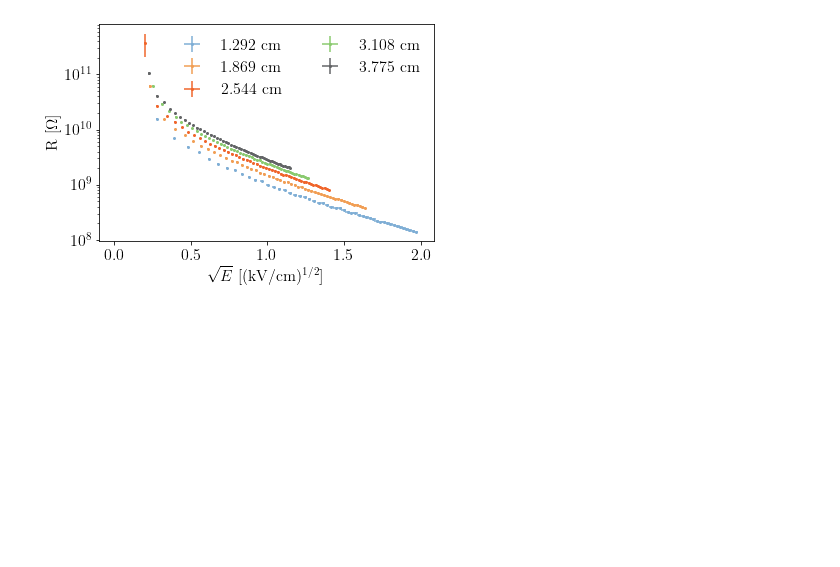
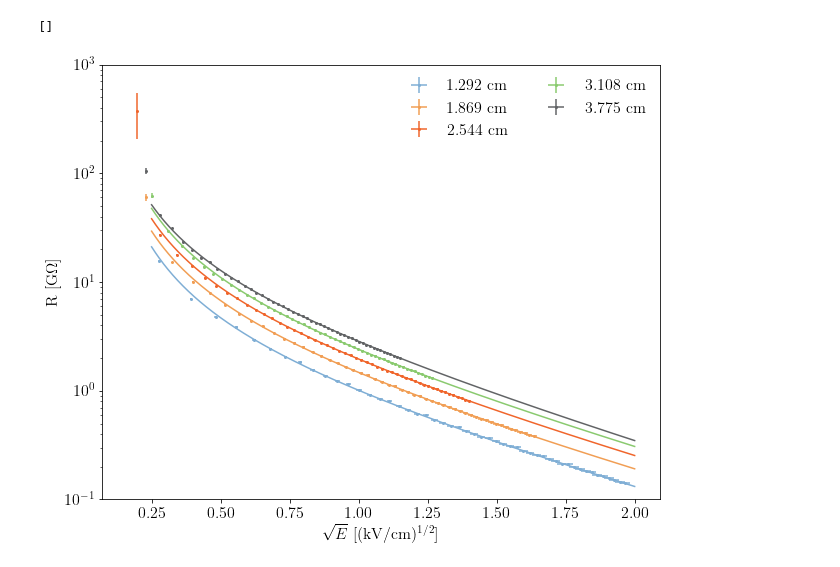
Before and after one commit to DanielMDouglas/DR8plots, a Jupyter notebook: DR8plots.ipynb, the cells around one changed output. Drawn from its saved outputs; the diff is of its cells as text; code cells hidden in the pictures; blank space fills up the shorter version.

```diff
--- a/DR8plots.ipynb
+++ b/DR8plots.ipynb
@@ -77,21 +79,51 @@ Text(0, 0.5, 'Current [mA]')
 # %%
 ### MSU TLM Plot 2: sqrt(E) vs. resistance
 
+def R_model(E, R0, E0, a):
+    return R0*np.exp(np.sqrt(E0/E) - a*E)
+
+starting_values = (1, 1, 1)
+optBounds = ([1e-5, 1e-1, 1e-3],[1e1, 50, 1e3])
+
+#def R_model(E, R0, E0, a):
+#    return R0*np.exp(np.power(E0/E, a))
+
+#starting_values = (0.01, 20, 0.5)
+#optBounds = ([1e-5, 1e-1, 1e-1],[1e1, 50, 1e0])
+
+#def R_model(E, R0, E0):
+#    return R0*np.exp(-np.sqrt(E/E0))
+
+#starting_values = (1, 1e-2)
+#optBounds = ([1e-5, 1e-3],[1e4, 5e-1])
+
+#def R_model(E, R0, E0):
+#    return R0*np.exp(np.sqrt(E0/E))
+
+#starting_values = (1, 1)
+#optBounds = ([1e-5, 1e-1],[1e1, 5e2])
+
+
 data = [{"file": "MSU_TLM_data/sample2.dat",
          "length": 1.292,
-         "label": r'1.292 cm'},
+         "label": r'1.292 cm',
+         "color": DUNEblue},
         {"file": "MSU_TLM_data/sample4.dat",
          "length": 1.869,
-         "label": r'1.869 cm'},
+         "label": r'1.869 cm',
+         "color": DUNElightOrange},
         {"file": "MSU_TLM_data/sample1.dat",
          "length": 2.544,
-         "label": r'2.544 cm'},
+         "label": r'2.544 cm',
+         "color": DUNEdarkOrange},
         {"file": "MSU_TLM_data/sample5.dat",
          "length": 3.108,
-         "label": r'3.108 cm'},
+         "label": r'3.108 cm',
+         "color": DUNEgreen},
         {"file": "MSU_TLM_data/sample3.dat",
          "length": 3.775,
-         "label": r'3.775 cm'},]
+         "label": r'3.775 cm',
+         "color": DUNEgray},]
 
 dL = 0.025
 
@@ -101,7 +133,7 @@ ax = fig.gca()
 for item in data:
     V, dV, I, dI = np.loadtxt(item["file"],
                               delimiter = ',',
-                              skiprows = 1).T
+                              skiprows = 2).T
 
     V /= 1000 # voltage in kV
     dV /= 1000
@@ -120,8 +152,8 @@ for item in data:
     R = V/I # resistance in MOhm
     dR = R*quadr_sum(dV/V, dI/I)
 
-    R *= 1.e6 # resistance in Ohm
-    dR *= 1.e6
+    R *= 1.e-3 # resistance in GOhm
+    dR *= 1.e-3
 
     ax.errorbar(sqrtE, R,
                 xerr = dSqrtE,
@@ -129,10 +161,36 @@ for item in data:
                 ls = "none",
                 fmt = 'o',
                 ms = 2,
-                label = item["label"])
+                label = item["label"],
+                color = item["color"])
+
+    #print (starting_values)
+    #print (R_model(sqrtE, *starting_values))
+    popt, pcov = curve_fit(R_model,
+                           sqrtE[1:], R[1:],
+                           sigma= dR[1:],
+                           absolute_sigma = True,
+                           p0 = starting_values,
+                           bounds = optBounds)
+
+    #print (item["label"])
+    #print (popt, pcov)
+    if np.any(pcov[np.isfinite(pcov)]):
+        print(item["label"], popt, pcov)
+        fineSqrtE = np.linspace(0.25, 2, 1000)
+        plt.plot(fineSqrtE,
+                 R_model(fineSqrtE, *popt),
+                 color = item["color"])
+        item["popt"] = popt
+        item["pcov"] = pcov
 
 ax.legend(ncol = 2, frameon = False)
 ax.set_xlabel(r'$\sqrt{E}$ [(kV/cm)$^{1/2}$]')
-ax.set_ylabel(r'R [$\Omega$]')
+ax.set_ylabel(r'R [G$\Omega$]')
+
+#plt.plot(fineSqrtE, R_model(fineSqrtE, *starting_values))
+
+ax.set_ylim(1e-1 ,1e3)
+
 plt.semilogy()
 # %% [output]
@@ -140 +212,2 @@ plt.semilogy()
+[]
-[figure, old version]
+[figure, new version]
```
Also changed, not shown: parts of 7 cells of this notebook, 15 other files.
